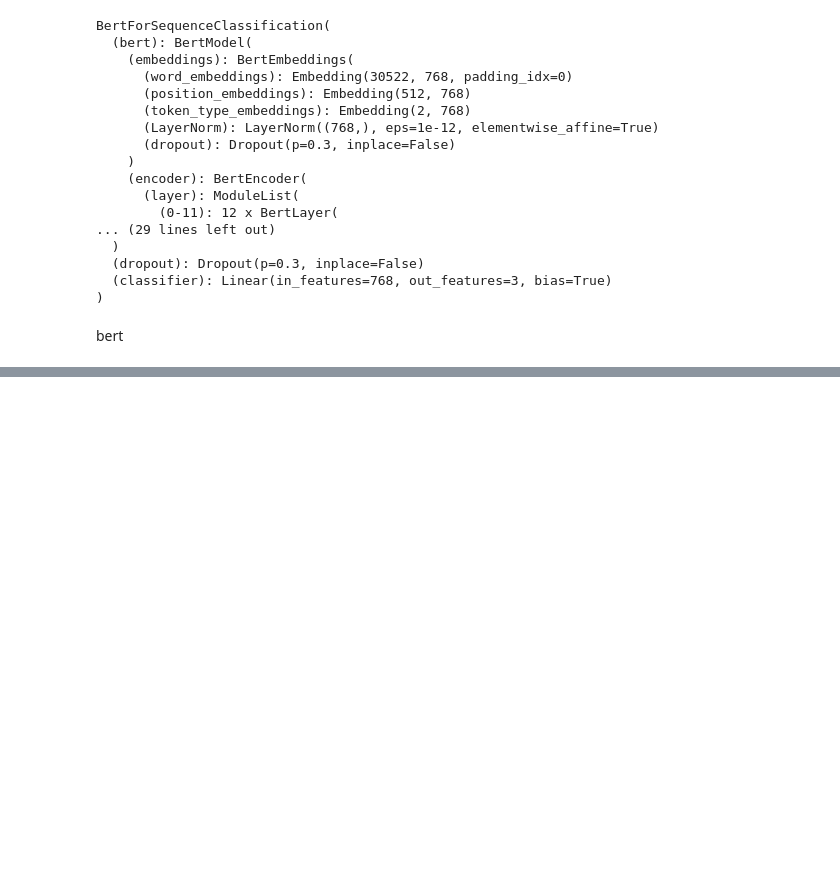
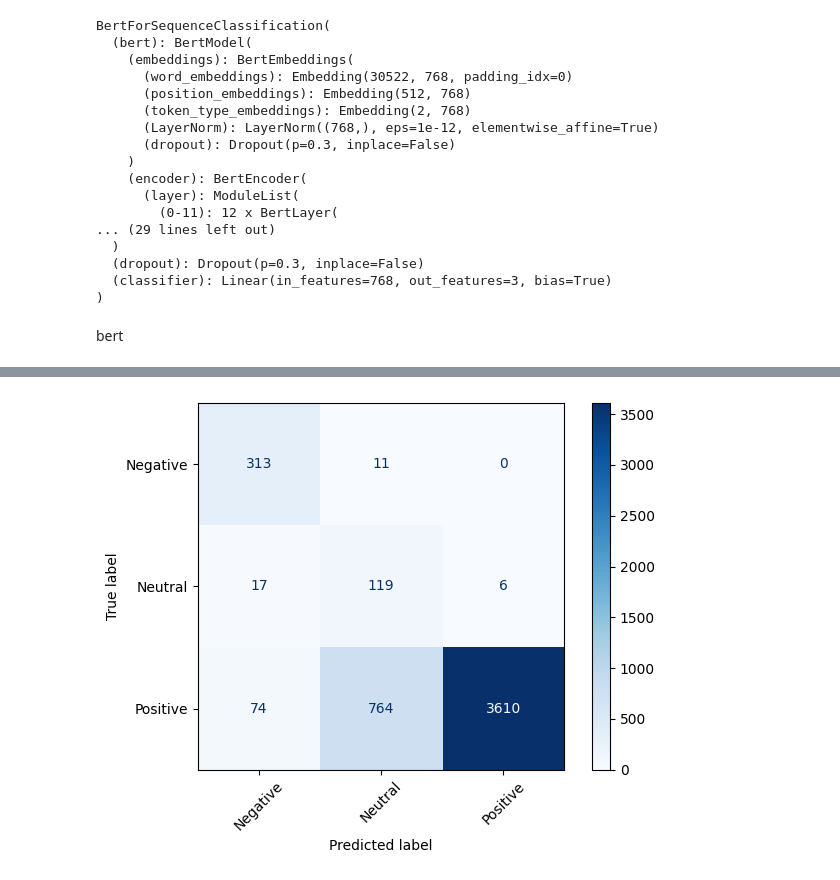
Before and after one commit to NaveedAhmedShaik/Shaik-Naveed-Ahmed, a Jupyter notebook: sentiment_analysis_Naveed.ipynb, the cells around one changed output, grey strips where cells are left out. Cells and saved outputs as stored; diff of their text form; code cells hidden in the pictures; blank space fills up the shorter version.

```diff
--- a/sentiment_analysis_Naveed.ipynb
+++ b/sentiment_analysis_Naveed.ipynb
@@ -337,0 +378,93 @@ plt.show()
+# %%
+import pandas as pd
+import torch
+from collections import Counter
+from sklearn.metrics import (
+    accuracy_score,
+    classification_report,
+    confusion_matrix,
+    ConfusionMatrixDisplay
+)
+import matplotlib.pyplot as plt
+from transformers import BertTokenizer, BertForSequenceClassification
+
+# ── 0) Load your fine-tuned BERT model & tokenizer ────────────────
+device = torch.device('cuda' if torch.cuda.is_available() else 'cpu')
+
+# Replace 'your-model-path-or-name' with the path or HF repo name of your 3-label BERT
+model_name = './my_finetuned_bert_model'
+tokenizer  = BertTokenizer.from_pretrained(model_name)
+model      = BertForSequenceClassification.from_pretrained(model_name).to(device)
+
+def predict_sentiment_and_prob(review_text):
+    """
+    Returns (predicted_class, predicted_class_probability)
+    using the preloaded `model`, `tokenizer`, and `device`.
+    """
+    model.eval()
+    inputs = tokenizer(
+        review_text,
+        return_tensors='pt',
+        padding=True,
+        truncation=True,
+        max_length=512
+    ).to(device)
+
+    with torch.no_grad():
+        outputs = model(**inputs)
+        probs = torch.nn.functional.softmax(outputs.logits, dim=-1)
+        pred_class = torch.argmax(probs, dim=1).item()
+        pred_prob  = probs[0, pred_class].item()
+    return pred_class, pred_prob
+
+# ── 1) Load & clean your CSV ───────────────────────────────────────────
+df = pd.read_csv('/content/amazon_reviews.csv')    # ← your file path here
+df = df.dropna(subset=['reviewText', 'overall'])
+df['reviewText'] = df['reviewText'].astype(str)
+df = df.loc[df['reviewText'].str.strip() != '']
+
+# ── 2) Map 1–5 stars → 3-way sentiment labels ──────────────────────────
+# 1–2 → 0 (Negative), 3 → 1 (Neutral), 4–5 → 2 (Positive)
+df['label'] = df['overall'].apply(lambda x: 0 if x <= 2 else (1 if x == 3 else 2))
+
+# ── 3) Prepare texts & true labels ────────────────────────────────────
+texts       = df['reviewText'].tolist()
+true_labels = df['label'].tolist()
+label_names = ['Negative', 'Neutral', 'Positive']
+
+# ── 4) Predict all reviews (with probabilities) ───────────────────────
+results = [predict_sentiment_and_prob(t) for t in texts]
+preds, probs = zip(*results)
+
+# ── 5) (Optional) Print per-review prediction & probability ──────────
+for text, pred, prob in zip(texts, preds, probs):
+    print(f"Review: {text}")
+    print(f"  → {label_names[pred]} (prob = {prob:.4f})\n")
+
+# ── 6) Aggregate & print distribution, accuracy, report ──────────────
+counts = Counter(preds)
+total  = len(preds)
+
+print("Sentiment distribution:")
+for cid, name in enumerate(label_names):
+    print(f"  {name:8s}: {counts[cid]:4d} reviews, {counts[cid]/total*100:5.2f}%")
+
+acc = accuracy_score(true_labels, preds) * 100
+print(f"\nOverall accuracy: {acc:.2f}%\n")
+
+print("Classification report:")
+print(classification_report(
+    true_labels,
+    preds,
+    labels=[0,1,2],
+    target_names=label_names
+))
+
+# ── 7) Plot confusion matrix ──────────────────────────────────────────
+cm = confusion_matrix(true_labels, preds)
+disp = ConfusionMatrixDisplay(cm, display_labels=label_names)
+disp.plot(cmap='Blues')
+plt.xticks(rotation=45)
+plt.tight_layout()
+plt.show()
+# %% [output]
@@ -337,0 +488 @@ plt.show()
+[figure, added]
```
Also changed, not shown: parts of 8 cells of this notebook.
